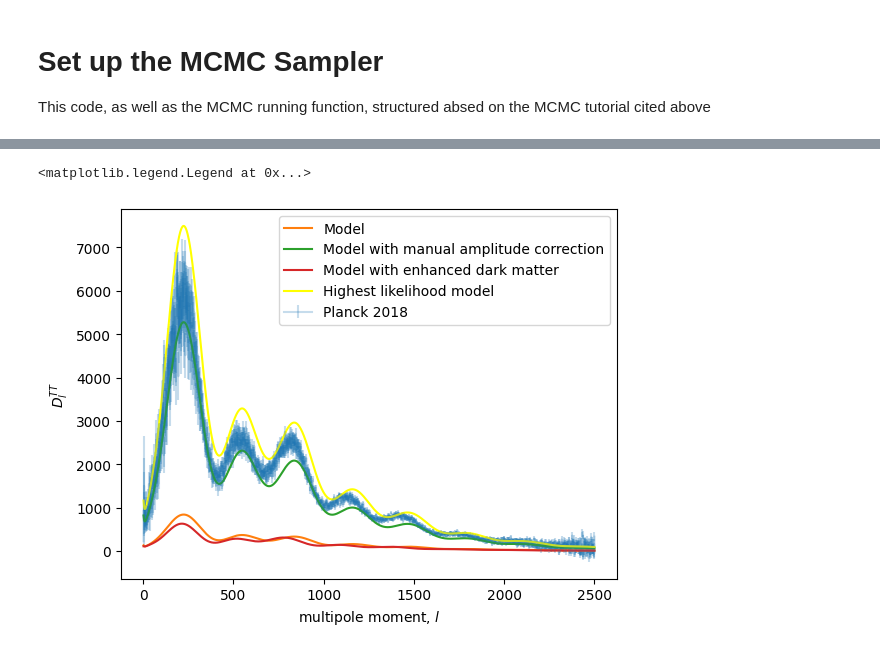
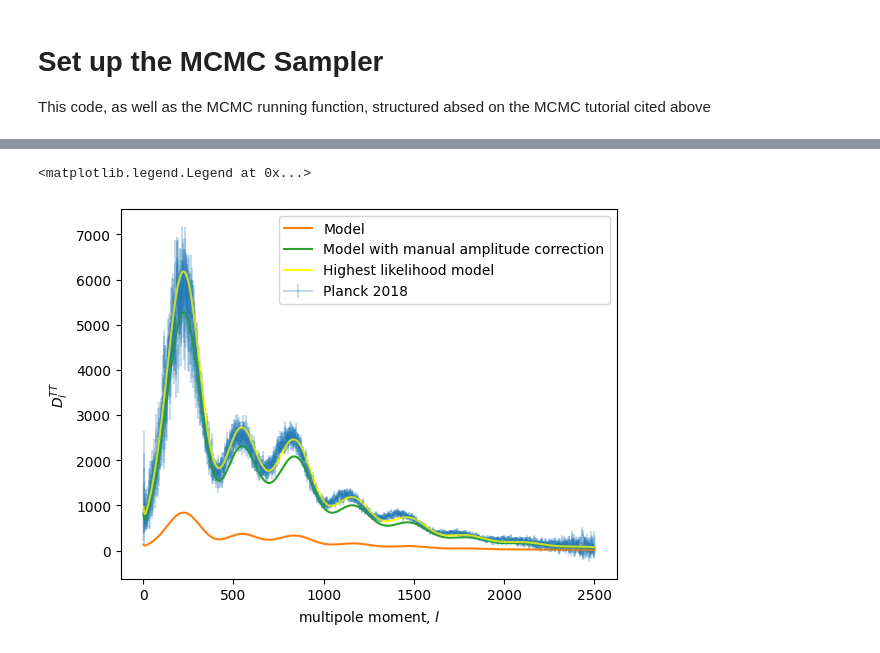
Before and after one commit to jybook/Cosmology_Final_Project, a Jupyter notebook: cosmology_project.ipynb, the cells around one changed output, grey strips where cells are left out. Saved outputs shown, nothing was run; the diff lists cells and outputs as text; code cells hidden in the pictures.

```diff
--- a/cosmology_project.ipynb
+++ b/cosmology_project.ipynb
@@ -234,3 +243,16 @@ Running production...
+# %%
+# things we want to save:
+flat_samples = sampler.flatchain
+flat_lnprobs = sampler.flatlnprobability
+# Save the samples
+
+df = pd.DataFrame({'omega_b': flat_samples[:,0],
+                   'omega_cdm': flat_samples[:,1],
+                   'h': flat_samples[:,2],
+                   'amp': flat_samples[:,3],
+                   'lnprob': flat_lnprobs
+                   })
+df.to_csv('cosmo_mcmc.csv', index=False)
 # %%
 # make traceplots for each parameter to assess convergence - Each of our walkers is a different chain, so we can test walkers against one another.
 samples = sampler.chain
@@ -278,0 +308,20 @@ theta_max = samples[np.argmax(sampler.flatlnprobability)]
+# %%
+
+theta_max = flat_samples[np.argmax(flat_lnprobs)]
+fig, (ax0, ax1, ax2, ax3) = plt.subplots(4, 1, figsize=(10, 7))
+
+ax0.plot(flat_samples[:,0]*100, flat_lnprobs, 'o', alpha=0.1)
+ax0.set_xlabel('omega_b (*100)')
+ax0.set_ylabel('lnprob')
+
+ax1.plot(flat_samples[:,1]*100, flat_lnprobs, 'o', alpha=0.1)
+ax1.set_xlabel('omega_cdm (*100)')
+ax1.set_ylabel('lnprob')
+
+ax2.plot(flat_samples[:,2], flat_lnprobs, 'o', alpha=0.1)
+ax2.set_xlabel('h')
+ax2.set_ylabel('lnprob')
+
+ax3.plot(flat_samples[:,3], flat_lnprobs, 'o', alpha=0.1)
+ax3.set_xlabel('amp')
+ax3.set_ylabel('lnprob')
@@ -279,29 +331,25 @@ theta_max = samples[np.argmax(sampler.flatlnprobability)]
 # %%
 # Check CLASS' solution for the standard set of parameters against the PLANCK data
 
 plt.errorbar(data['l'], data['Dl'], errorbars, label='Planck 2018', alpha=0.25)
+
 theta_cdm = [0.0223828, 0.1201075, 0.67810, 1]
-theta_cdm_amped = [0.0223828, 0.1201075, 0.67810, 2*np.pi]
 
 dls = get_Dls(theta_cdm)#*10**12.85# We're probably missing a unit conversion here
 plt.plot(ls, dls, label='Model')
 
-dls_amped = get_Dls(theta_cdm_amped)#*10**12.85# We're probably missing a unit conversion here
+theta_cdm_amped = [0.0223828, 0.1201075, 0.67810, 2*np.pi]
+dls_amped = get_Dls(theta_cdm_amped)# Add an amplitude correction here
 plt.plot(ls, dls_amped, label='Model with manual amplitude correction')
 
-theta_cdm_dm = [0.0223828, 0.2201075, 0.67810, 1]
-dls_dm = get_Dls(theta_cdm_dm)
-plt.plot(ls, dls_dm, label='Model with enhanced dark matter')
-#We see from this that even though changing the DM content will raise the peaks, it will not do so significantly enough to match the data, and also results in moved peak locations.
-
-dls_bf = get_Dls(theta_max)#*10**12.85# We're probably missing a unit conversion here
+dls_bf = get_Dls(theta_max)
 plt.plot(ls, dls_bf, label='Highest likelihood model', color='yellow', alpha=1.)
 
 plt.xlabel("multipole moment, $l$")
 plt.ylabel("$D_l^{TT}$")
 plt.legend()
 # %% [output]
 <matplotlib.legend.Legend at 0x...>
-[figure, old version]
+[figure, new version]
 # %%
 import corner
```
Also changed, not shown: parts of 32 cells of this notebook, 9 other files.
